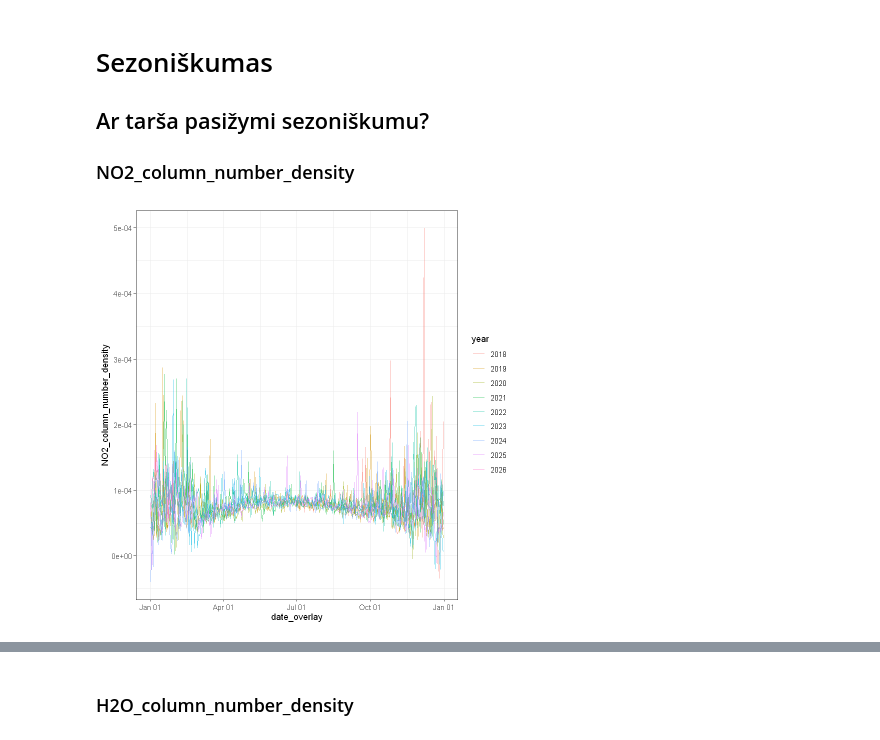
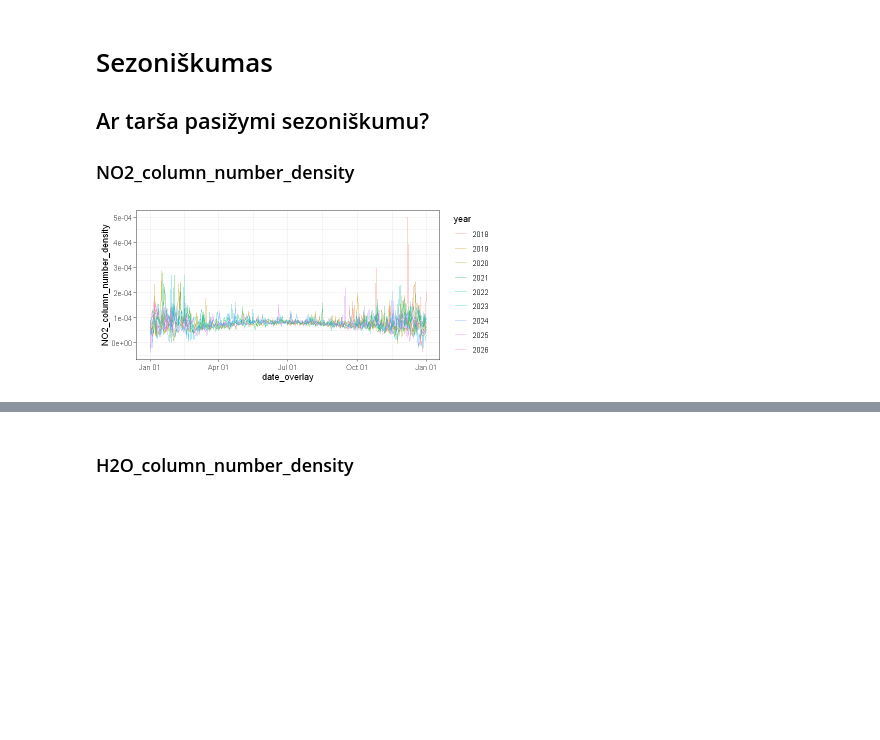
Before and after one commit to rugcer04/Duomenu_mokslo_projektas, a Jupyter notebook: code/R/EDA/Tendency_and_seasonality.ipynb, the cells around one changed output, grey strips where cells are left out. Saved outputs shown, nothing was run; the diff lists cells and outputs as text; code cells hidden in the pictures; blank space fills up the shorter version.

```diff
--- a/code/R/EDA/Tendency_and_seasonality.ipynb
+++ b/code/R/EDA/Tendency_and_seasonality.ipynb
@@ -74,18 +56,19 @@ A data.frame: 6 × 31
 # %%
 p_NO2_dens <- data |>
   mutate(
     date_overlay = update(time, year = 2000),
     year = factor(year(time))
   ) |>
   ggplot(aes(x = date_overlay, y = NO2_column_number_density, color = year)) +
   geom_line(alpha = 0.6) +
   theme_bw() +
   scale_x_date(date_labels = "%b %d")
 
+options(repr.plot.width = 6.7, repr.plot.height = 3)
 p_NO2_dens
 # ggplotly(p_NO2_dens)
 # %% [output]
-[figure, old version]
+[figure, new version]
 # %%
 offset_val <- max(data$NO2_column_number_density, na.rm = TRUE) * 0.4
 
```
Also changed, not shown: parts of 24 cells of this notebook.
